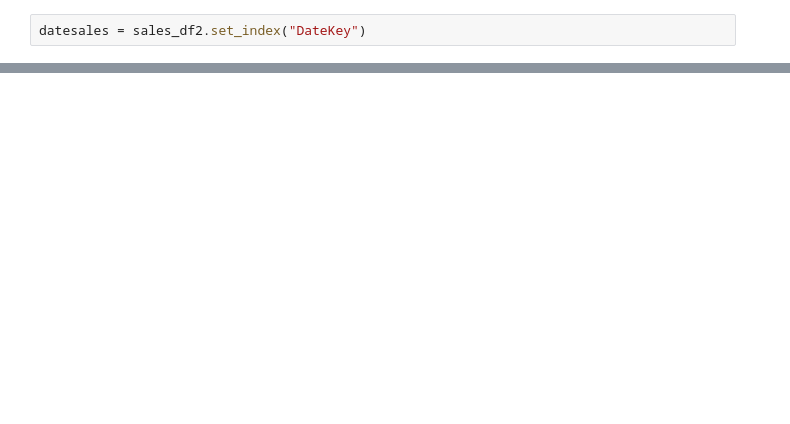
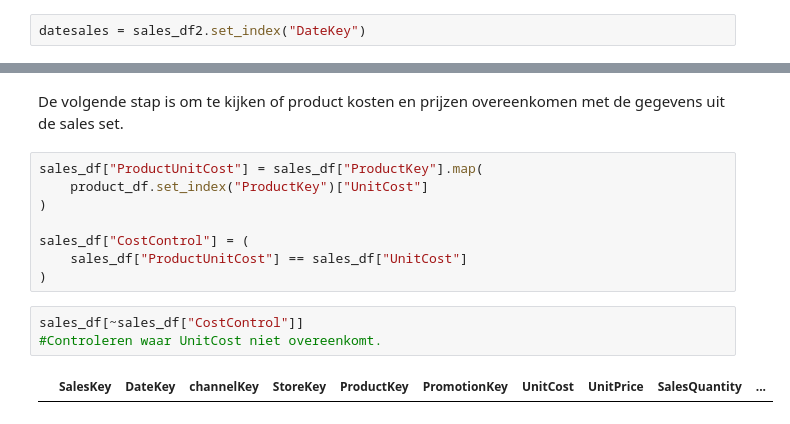
Before and after one commit to Jcpvanbers/Datasets-minor, a Jupyter notebook: Data analyse Contoso.ipynb, the cells around one changed output, grey strips where cells are left out. Cells and saved outputs as stored; diff of their text form; blank space fills up the shorter version.

```diff
--- a/Data analyse Contoso.ipynb
+++ b/Data analyse Contoso.ipynb
@@ -295,0 +461,15 @@ Eerste 20 rijen:
+# %% [markdown]
+De volgende stap is om te kijken of product kosten en prijzen overeenkomen met de gegevens uit de sales set.
+# %%
+sales_df["ProductUnitCost"] = sales_df["ProductKey"].map(
+    product_df.set_index("ProductKey")["UnitCost"]
+)
+
+sales_df["CostControl"] = (
+    sales_df["ProductUnitCost"] == sales_df["UnitCost"]
+)
+# %%
+sales_df[~sales_df["CostControl"]]
+#Controleren waar UnitCost niet overeenkomt.
+# %% [output]
+|  | SalesKey | DateKey | channelKey | StoreKey | ProductKey | PromotionKey | UnitCost | UnitPrice | SalesQuantity | ... |
```
Also changed, not shown: parts of 33 cells of this notebook, 1 other file.
